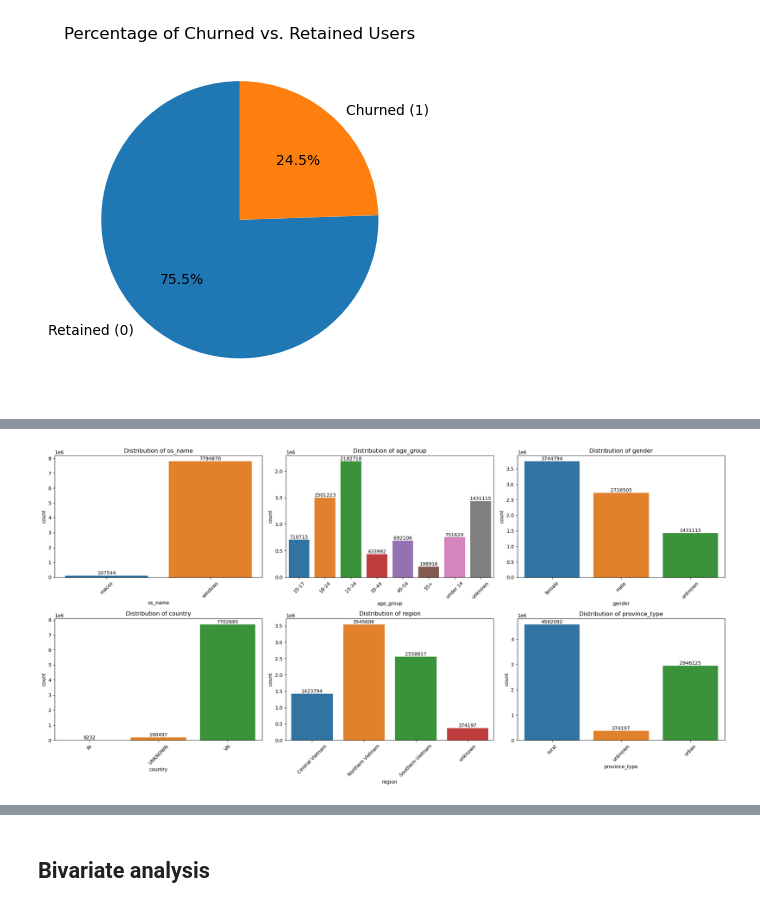
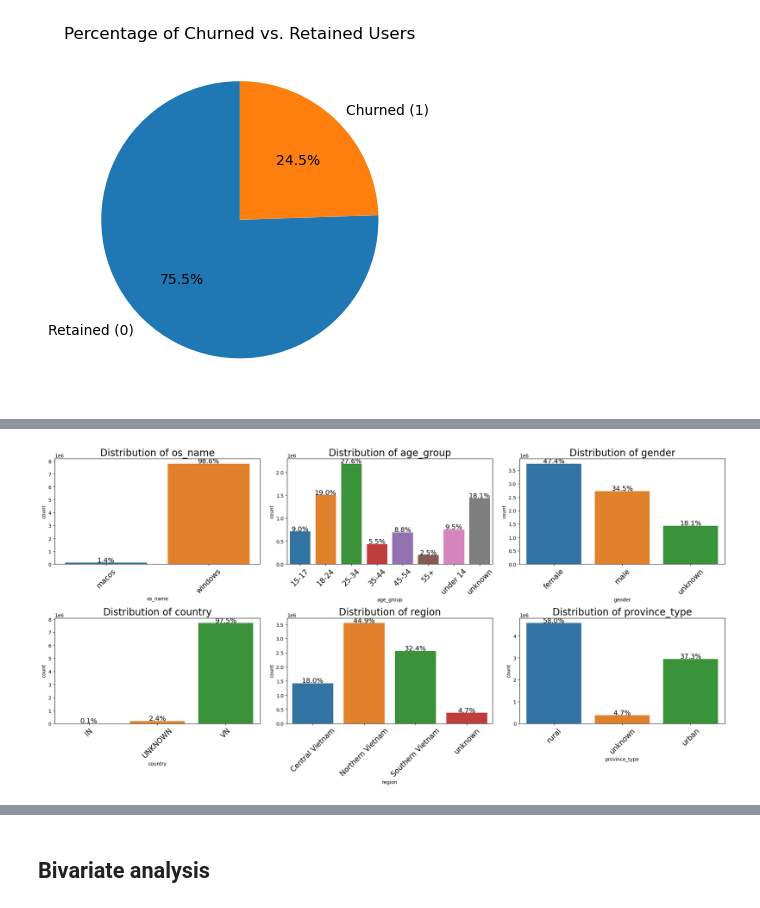
Before and after one commit to natalie283/user-churn-prediction, a Jupyter notebook: notebooks/EDA.ipynb, the cells around one changed output, grey strips where cells are left out. Cells and saved outputs as stored; diff of their text form; code cells hidden in the pictures.

```diff
--- a/notebooks/EDA.ipynb
+++ b/notebooks/EDA.ipynb
@@ -12,7 +12,7 @@ import numpy as np
 # %% [markdown]
 ### 2. Import data & data checking
 # %%
-df = pd.read_csv('desktop_data.csv')
+df = pd.read_csv('/Users/natalie/Desktop/DS Thesis/Code/data/desktop_data_n.csv')
 df.head()
 # %% [output]
 |  | browser_id | churn_user | browser_id_hash | os_name | age_group | gender | country | region | province_type | ... |
@@ -199,0 +226,18 @@ plt.show()
+# %%
+# Plot for categorical variables
+fig, axes = plt.subplots(nrows=int(np.ceil(len(categorical_cols_to_chart) / 3)), ncols=3, figsize=(20, 5 * np.ceil(len(categorical_cols_to_chart) / 3)))
+axes = axes.flatten()
+
+for i, col in enumerate(categorical_cols_to_chart):
+    data = df[col].value_counts()
+    ax = axes[i]
+    ax.pie(data, labels=data.index, autopct='%1.1f%%', startangle=90, labeldistance=1.03, textprops={'fontsize': 14})
+    ax.set_title(f'Distribution of {col}', fontsize=20)
+    ax.axis('equal')  # Equal aspect ratio ensures that pie is drawn as a circle.
+
+# Remove any empty subplots
+for j in range(i + 1, len(axes)):
+    fig.delaxes(axes[j])
+
+plt.tight_layout()
+plt.show()
@@ -200,22 +246,29 @@ plt.show()
 # %%
+import matplotlib.pyplot as plt
+import seaborn as sns
+
+# Assuming 'df' is your DataFrame and 'categorical_cols_to_chart' is defined
 categorical_cols_to_chart = ['os_name', 'age_group', 'gender', 'country', 'region', 'province_type']
 
-
-# Plot for categorical variables
 fig, axes = plt.subplots(nrows=int(np.ceil(len(categorical_cols_to_chart) / 3)), ncols=3, figsize=(20, 5 * np.ceil(len(categorical_cols_to_chart) / 3)))
 for i, col in enumerate(categorical_cols_to_chart):
     row = i // 3
     col_pos = i % 3
     ax = sns.countplot(x=col, data=df, ax=axes[row, col_pos])
-    axes[row, col_pos].set_title(f'Distribution of {col}')
+    axes[row, col_pos].set_title(f'Distribution of {col}', fontsize=20)
     for label in axes[row, col_pos].get_xticklabels():
         label.set_rotation(45)
-    # Add value labels
+        label.set_fontsize(15)
+
+    # Calculate total count for the current column to find percentages
+    total = float(len(df[col]))
+    # Add percentage labels
     for p in ax.patches:
-        ax.annotate(f'{int(p.get_height())}', (p.get_x() + p.get_width() / 2., p.get_height()),
-                    ha='center', va='center', fontsize=10, color='black', xytext=(0, 5),
+        percentage = 100 * p.get_height() / total
+        ax.annotate(f'{percentage:.1f}%', (p.get_x() + p.get_width() / 2., p.get_height()),
+                    ha='center', va='center', fontsize=14, color='black', xytext=(0, 5),
                     textcoords='offset points')
 plt.tight_layout()
 plt.show()
 # %% [output]
-[figure, old version]
+[figure, new version]
```
Also changed, not shown: parts of 19 cells of this notebook.
